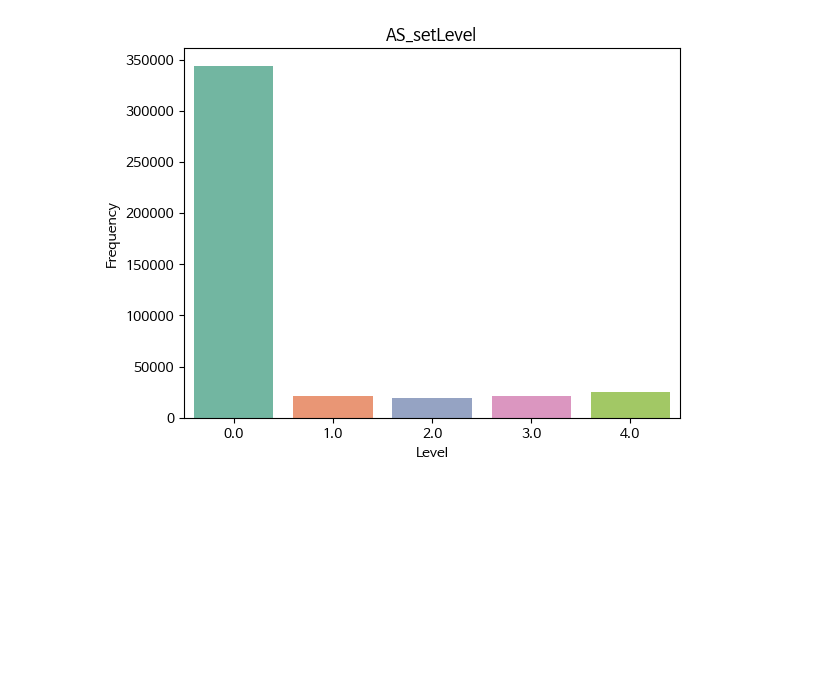
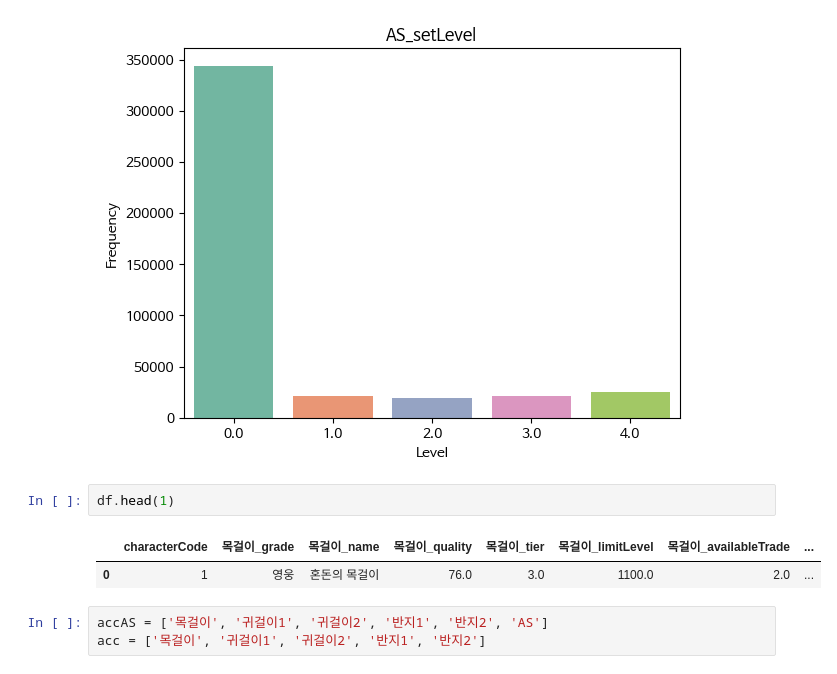
Before and after one commit to LeeNamGyu98/Lostark-API-DA, a Jupyter notebook: 05. EDA/Accessory.ipynb, the cells around one changed output. Saved outputs shown, nothing was run; the diff lists cells and outputs as text; blank space fills up the shorter version.

```diff
--- a/05. EDA/Accessory.ipynb
+++ b/05. EDA/Accessory.ipynb
@@ -619,3 +619,11 @@ plt.ylabel("Frequency")
 plt.show()
 # %% [output]
 [figure]
+# %%
+df.head(1)
+# %% [output]
+|  | characterCode | 목걸이_grade | 목걸이_name | 목걸이_quality | 목걸이_tier | 목걸이_limitLevel | 목걸이_availableTrade | ... |
+| 0 | 1 | 영웅 | 혼돈의 목걸이 | 76.0 | 3.0 | 1100.0 | 2.0 | ... |
+# %%
+accAS = ['목걸이', '귀걸이1', '귀걸이2', '반지1', '반지2', 'AS']
+acc = ['목걸이', '귀걸이1', '귀걸이2', '반지1', '반지2']
```
Also changed, not shown: parts of 7 cells of this notebook, 4 other files.
